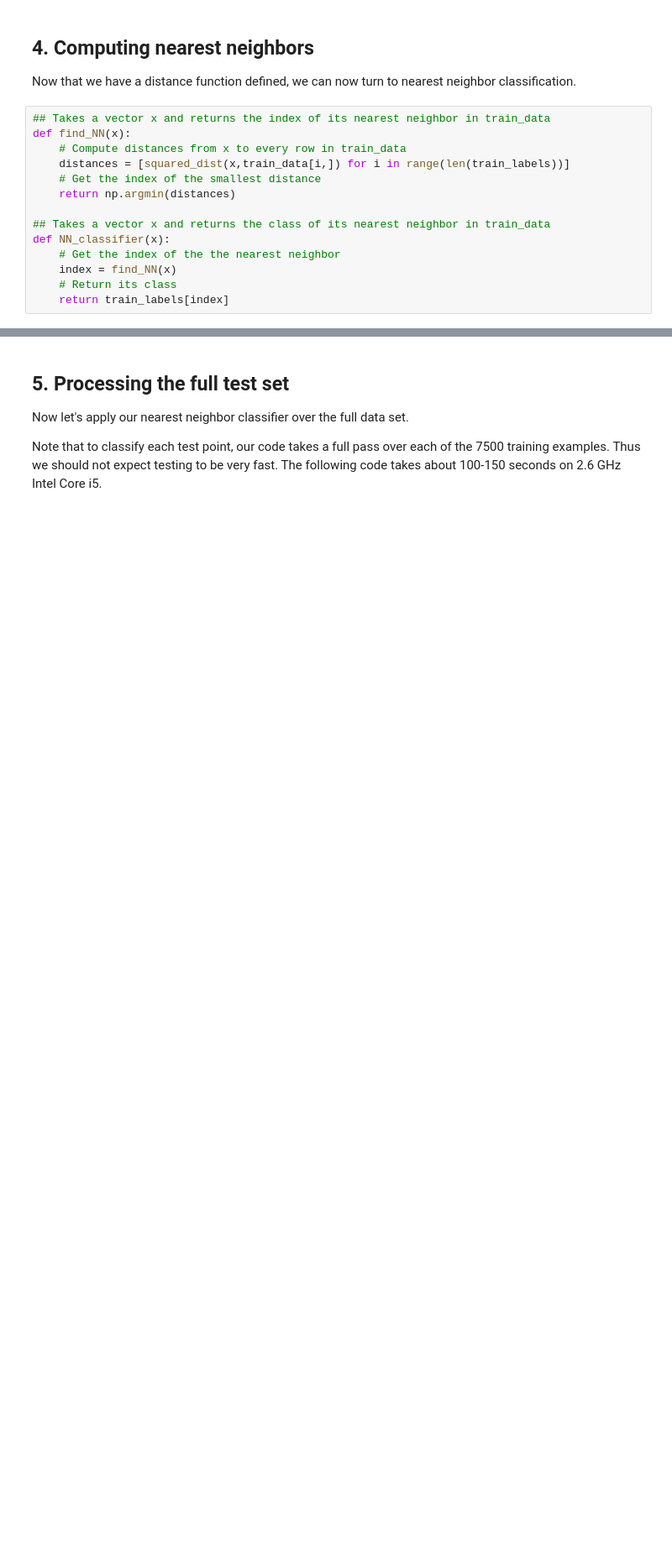
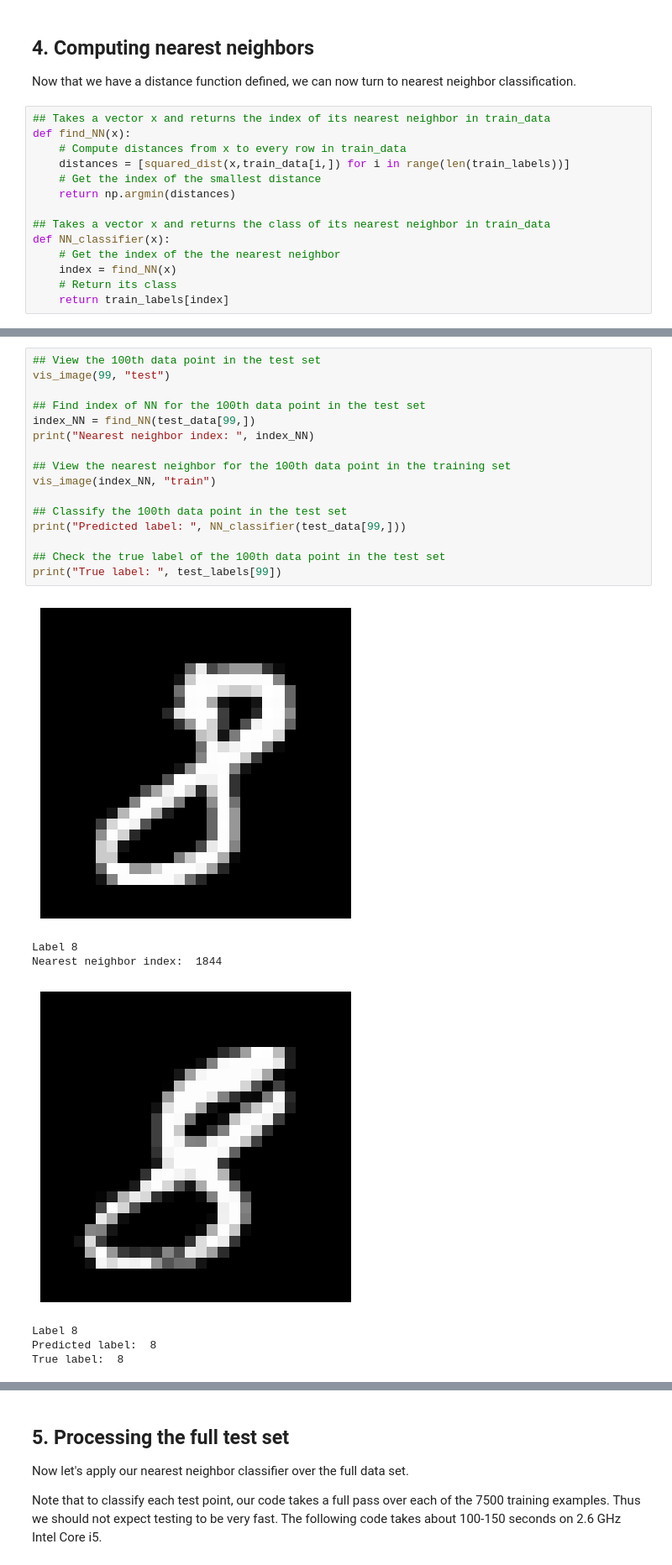
Before and after one commit to 0tv0renakniga/ds_masters, a Jupyter notebook: dsc_255/module_1/assignments/hw1-notebook/nn-mnist.ipynb, the cells around one changed output, grey strips where cells are left out. Shown at 84% size. Saved outputs shown, nothing was run; the diff lists cells and outputs as text; blank space fills up the shorter version.

```diff
--- a/dsc_255/module_1/assignments/hw1-notebook/nn-mnist.ipynb
+++ b/dsc_255/module_1/assignments/hw1-notebook/nn-mnist.ipynb
@@ -111,0 +134,24 @@ def NN_classifier(x):
+# %%
+## View the 100th data point in the test set
+vis_image(99, "test")
+
+## Find index of NN for the 100th data point in the test set
+index_NN = find_NN(test_data[99,])
+print("Nearest neighbor index: ", index_NN)
+
+## View the nearest neighbor for the 100th data point in the training set
+vis_image(index_NN, "train")
+
+## Classify the 100th data point in the test set
+print("Predicted label: ", NN_classifier(test_data[99,]))
+
+## Check the true label of the 100th data point in the test set
+print("True label: ", test_labels[99])
+# %% [output]
+[figure, added]
+Label 8
+Nearest neighbor index:  1844
+[figure, added]
+Label 8
+Predicted label:  8
+True label:  8
```
Also changed, not shown: parts of 16 cells of this notebook.
